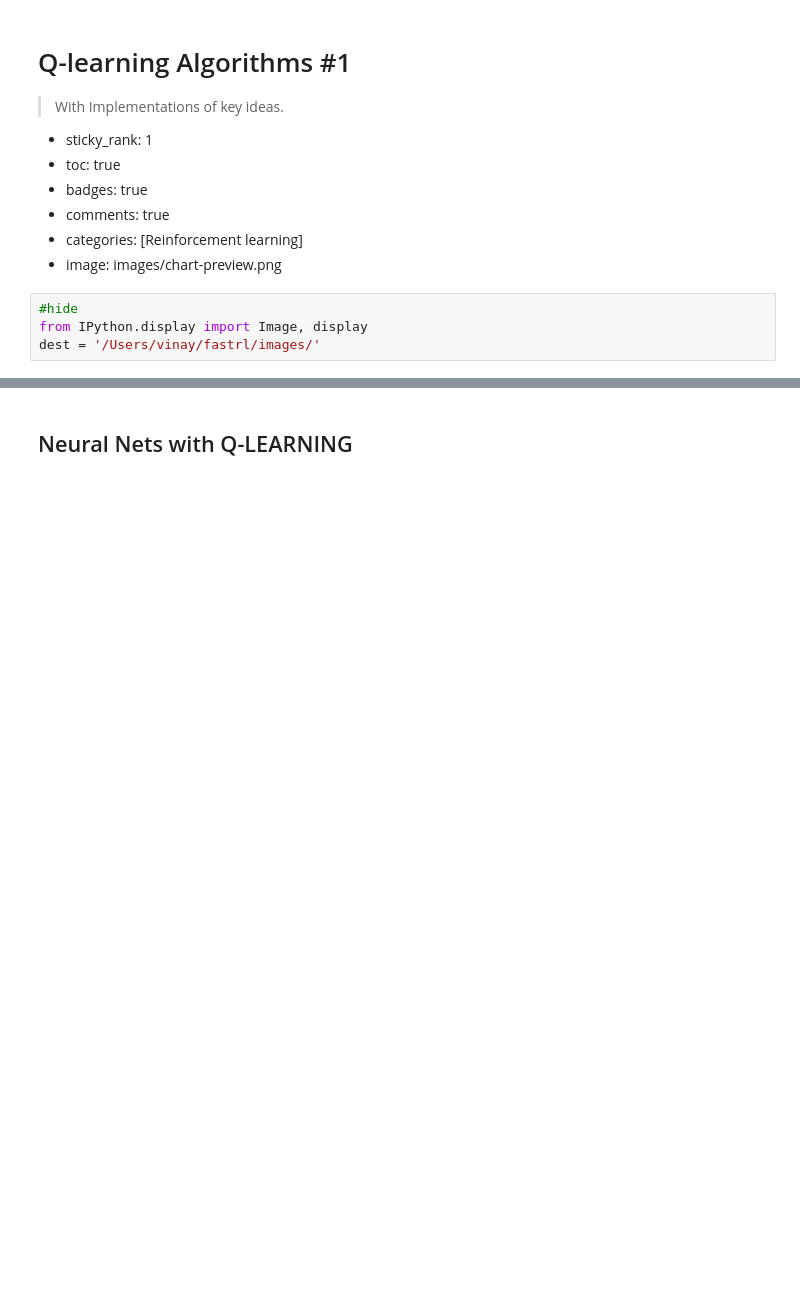
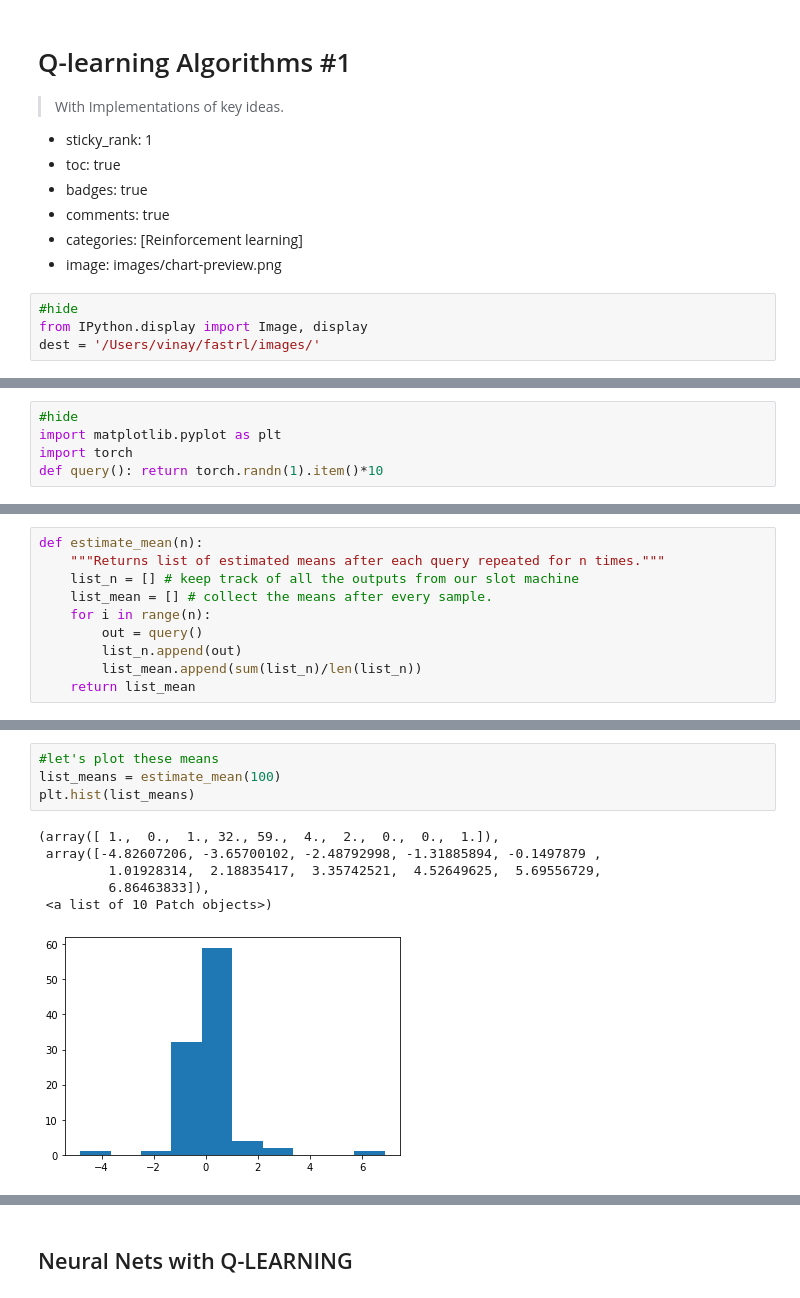
Before and after one commit to vin136/vinay-varma, a Jupyter notebook: _notebooks/2020-05-06-Q-Learning.ipynb, the cells around one changed output, grey strips where cells are left out. Drawn from its saved outputs; the diff is of its cells as text; blank space fills up the shorter version.

```diff
--- a/_notebooks/2020-05-06-Q-Learning.ipynb
+++ b/_notebooks/2020-05-06-Q-Learning.ipynb
@@ -13,0 +33,5 @@ dest = '/Users/vinay/fastrl/images/'
+# %%
+#hide
+import matplotlib.pyplot as plt
+import torch
+def query(): return torch.randn(1).item()*10
@@ -13,0 +51,10 @@ dest = '/Users/vinay/fastrl/images/'
+# %%
+def estimate_mean(n):
+    """Returns list of estimated means after each query repeated for n times."""
+    list_n = [] # keep track of all the outputs from our slot machine
+    list_mean = [] # collect the means after every sample.
+    for i in range(n):
+        out = query()
+        list_n.append(out)
+        list_mean.append(sum(list_n)/len(list_n))
+    return list_mean
@@ -13,0 +76,11 @@ dest = '/Users/vinay/fastrl/images/'
+# %%
+#let's plot these means
+list_means = estimate_mean(100)
+plt.hist(list_means)
+# %% [output]
+(array([ 1.,  0.,  1., 32., 59.,  4.,  2.,  0.,  0.,  1.]),
+ array([-4.82607206, -3.65700102, -2.48792998, -1.31885894, -0.1497879 ,
+         1.01928314,  2.18835417,  3.35742521,  4.52649625,  5.69556729,
+         6.86463833]),
+ <a list of 10 Patch objects>)
+[figure, added]
```
Also changed, not shown: parts of 15 cells of this notebook, 1 other file.
